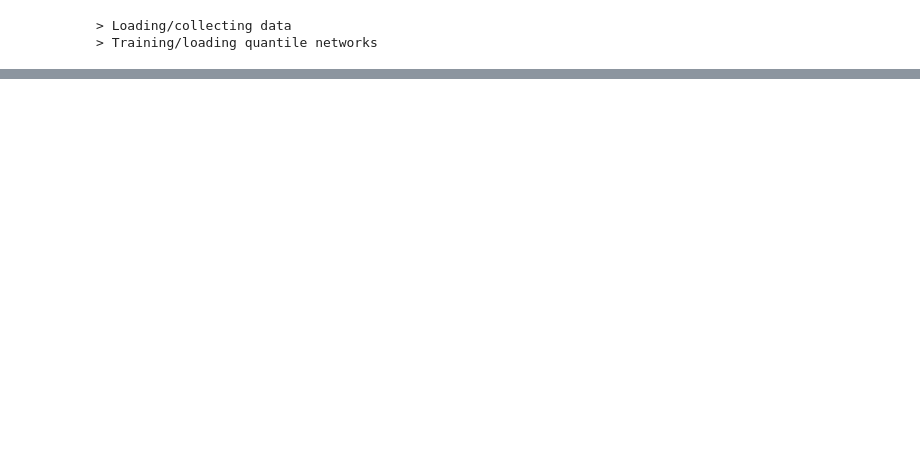
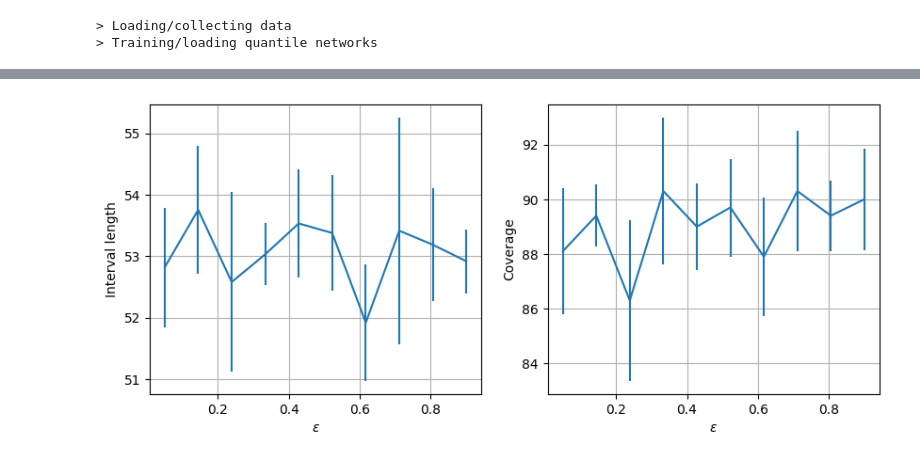
Before and after one commit to danielefoffano/Conformal_OPE_MDP, a Jupyter notebook: plot_1.ipynb, the cells around one changed output, grey strips where cells are left out. Cells and saved outputs as stored; diff of their text form; code cells hidden in the pictures; blank space fills up the shorter version.

Commit message:
add results

```diff
--- a/plot_1.ipynb
+++ b/plot_1.ipynb
@@ -25,7 +25,7 @@ EPSILON = 0.3
 QUANTILE = 0.1
 LR = 1e-4
 MOMENTUM = 0.9
-EPOCHS = 300
+EPOCHS = 100
 NUM_ACTIONS = 5                                                                     # MDP action space size
 NUM_STATES = 30                                                                     # MDP states space size
 NUM_REWARDS = 10                                                                    # MDP reward space size (for discrete MDP)
@@ -145,0 +192,16 @@ Text(0, 0.5, 'Interval length')
+# %%
+import matplotlib.pyplot as plt
+fig, ax = plt.subplots(1,2, figsize=(10,4))
+ax[0].errorbar(epsilons, epsilon_avg_lengths.mean(0), 2.2*epsilon_avg_lengths.std(0) / np.sqrt(epsilon_avg_lengths.shape[0]))
+ax[0].set_xlabel('$\epsilon$')
+ax[0].set_ylabel('Interval length')
+ax[0].grid()
+
+
+ax[1].errorbar(epsilons, coverages.mean(0), 2.2*coverages.std(0) / np.sqrt(coverages.shape[0]))
+ax[1].set_xlabel('$\epsilon$')
+ax[1].set_ylabel('Coverage')
+ax[1].grid()
+plt.savefig('results.pdf')
+# %% [output]
+[figure, added]
```
Also changed, not shown: parts of 4 cells of this notebook.
